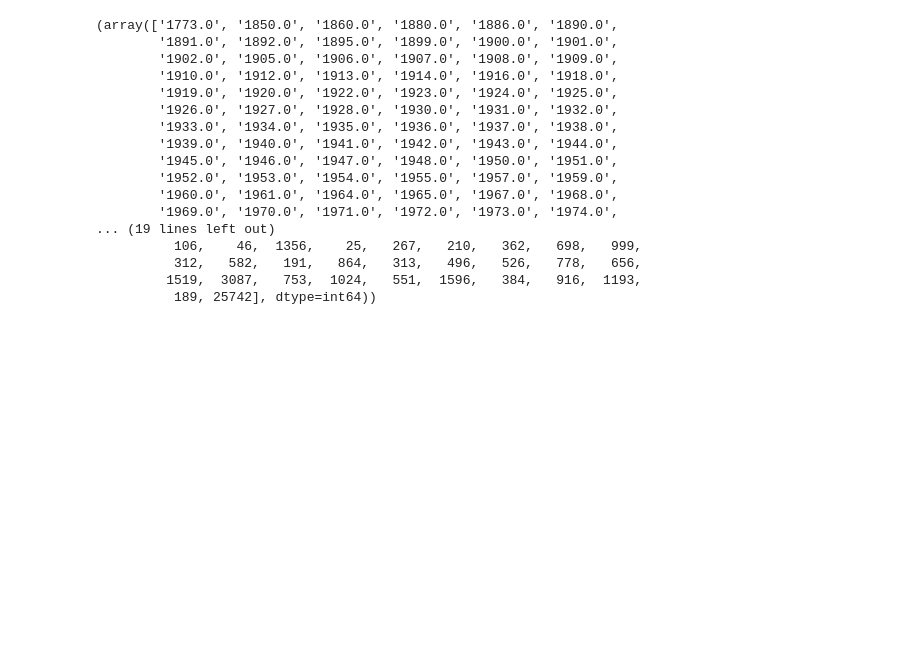
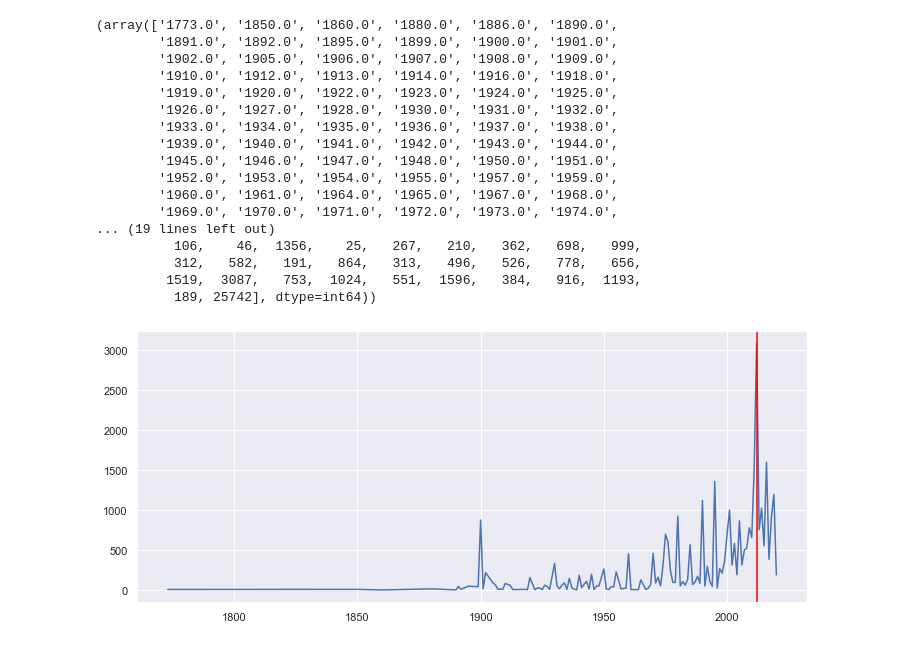
Before and after one commit to KristianBreddam/02806, a Jupyter notebook: Final_Project/planteaar_AK.ipynb, the cells around one changed output. Cells and saved outputs as stored; diff of their text form; code cells hidden in the pictures; blank space fills up the shorter version.

```diff
--- a/Final_Project/planteaar_AK.ipynb
+++ b/Final_Project/planteaar_AK.ipynb
@@ -3,6 +3,10 @@
 # %%
 import numpy as np
 import pandas as pd
+import matplotlib.pyplot as plt
+import seaborn as sns
+plt.style.use('ggplot')
+%matplotlib inline
 # %%
 df = pd.read_csv("DataTransformed.csv")
 df.head()
@@ -14,7 +18,8 @@ df.head()
 | 3 | 3 | Storbladet lind | 21293 | Lind | Linden | Vesterbro | POINT (12.537133269649273 55.6487... | 1953.0 |
 | 4 | 4 | Storbladet lind | 21294 | Lind | Linden | Vesterbro | POINT (12.537399549194998 55.6489... | 1953.0 |
 # %%
-np.unique(df['planteaar'],return_counts=True)
+temp=np.unique(df['planteaar'],return_counts = True)
+temp
 # %% [output]
 (array(['1773.0', '1850.0', '1860.0', '1880.0', '1886.0', '1890.0',
         '1891.0', '1892.0', '1895.0', '1899.0', '1900.0', '1901.0',
@@ -33,3 +38,12 @@ np.unique(df['planteaar'],return_counts=True)
           312,   582,   191,   864,   313,   496,   526,   778,   656,
          1519,  3087,   753,  1024,   551,  1596,   384,   916,  1193,
           189, 25742], dtype=int64))
+# %%
+sns.set(rc={'figure.figsize':(12,5)})
+allyear= temp[0][0:len(temp[0])-1]
+yeartemp = [float(i) for i in allyear]
+plt.plot(yeartemp,temp[1][0:len(temp[1])-1])
+plt.axvline(x=2012, color='red')
+plt.show()
+# %% [output]
+[figure, added]
```
Also changed, not shown: parts of 26 cells of this notebook, 2 other files.
